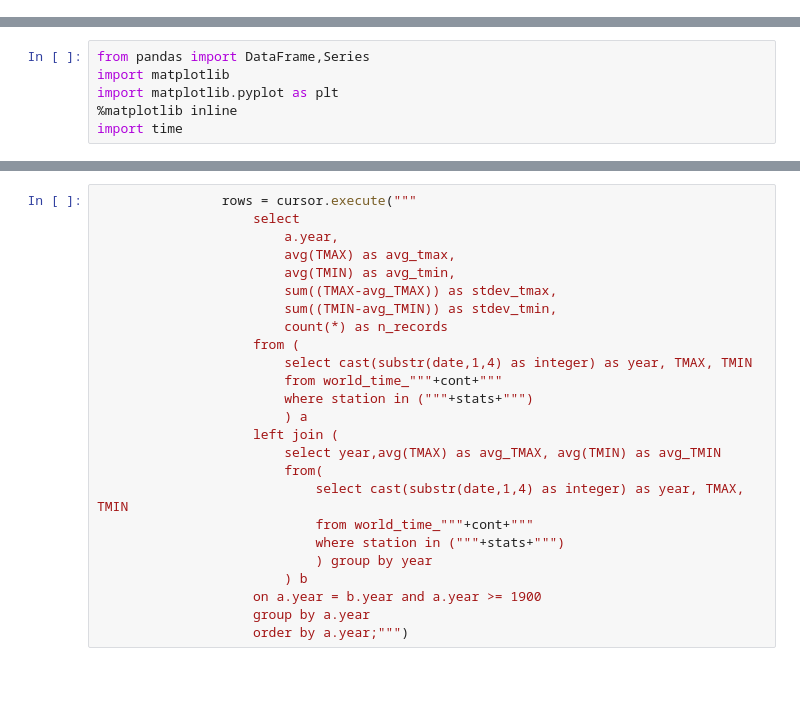
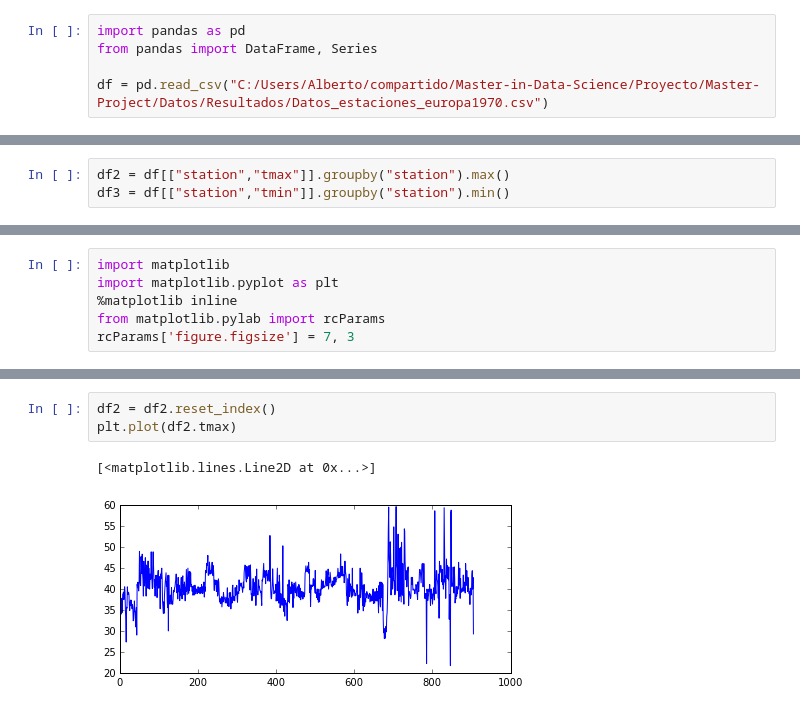
Before and after one commit to Albertotuero/Master-Project, a Jupyter notebook: Code/Untitled.ipynb, the cells around one changed output, grey strips where cells are left out. Drawn from its saved outputs; the diff is of its cells as text; blank space fills up the shorter version.

```diff
--- a/Code/Untitled.ipynb
+++ b/Code/Untitled.ipynb
@@ -0,0 +1,5 @@
+# %%
+import pandas as pd
+from pandas import DataFrame, Series
+
+df = pd.read_csv("C:/Users/Alberto/compartido/Master-in-Data-Science/Proyecto/Master-Project/Datos/Resultados/Datos_estaciones_europa1970.csv")
@@ -0,0 +29,3 @@
+# %%
+df2 = df[["station","tmax"]].groupby("station").max()
+df3 = df[["station","tmin"]].groupby("station").min()
@@ -1,6 +36,6 @@
 # %%
-from pandas import DataFrame,Series
 import matplotlib
 import matplotlib.pyplot as plt
 %matplotlib inline
-import time
+from matplotlib.pylab import rcParams
+rcParams['figure.figsize'] = 7, 3
@@ -140,25 +42,6 @@ Inicio continente: europa a las 20:40:24
-# %%
-                rows = cursor.execute("""
-                    select
-                        a.year,
-                        avg(TMAX) as avg_tmax,
-                        avg(TMIN) as avg_tmin,
-                        sum((TMAX-avg_TMAX)) as stdev_tmax,
-                        sum((TMIN-avg_TMIN)) as stdev_tmin,
-                        count(*) as n_records
-                    from (
-                        select cast(substr(date,1,4) as integer) as year, TMAX, TMIN
-                        from world_time_"""+cont+"""
-                        where station in ("""+stats+""")
-                        ) a
-                    left join (
-                        select year,avg(TMAX) as avg_TMAX, avg(TMIN) as avg_TMIN
-                        from(
-                            select cast(substr(date,1,4) as integer) as year, TMAX, TMIN
-                            from world_time_"""+cont+"""
-                            where station in ("""+stats+""")
-                            ) group by year
-                        ) b
-                    on a.year = b.year and a.year >= 1900
-                    group by a.year
-                    order by a.year;""")
+# %%
+df2 = df2.reset_index()
+plt.plot(df2.tmax)
+# %% [output]
+[<matplotlib.lines.Line2D at 0x...>]
+[figure, added]
```
Also changed, not shown: parts of 20 cells of this notebook, 48 other files.
